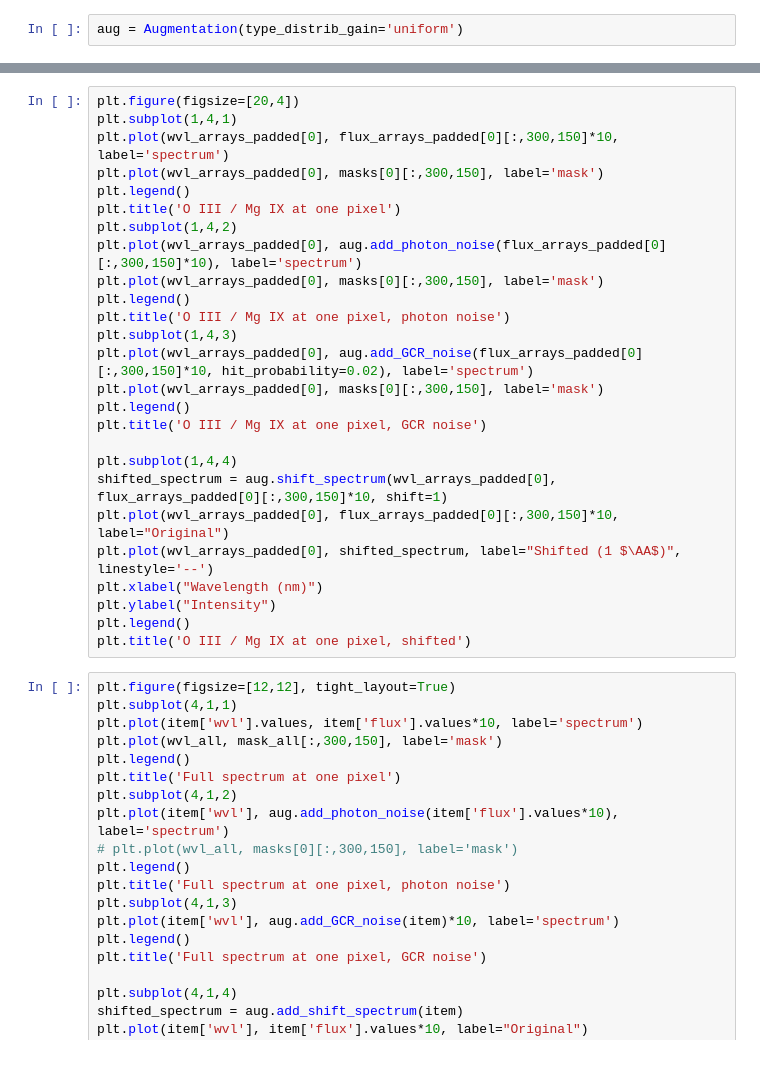
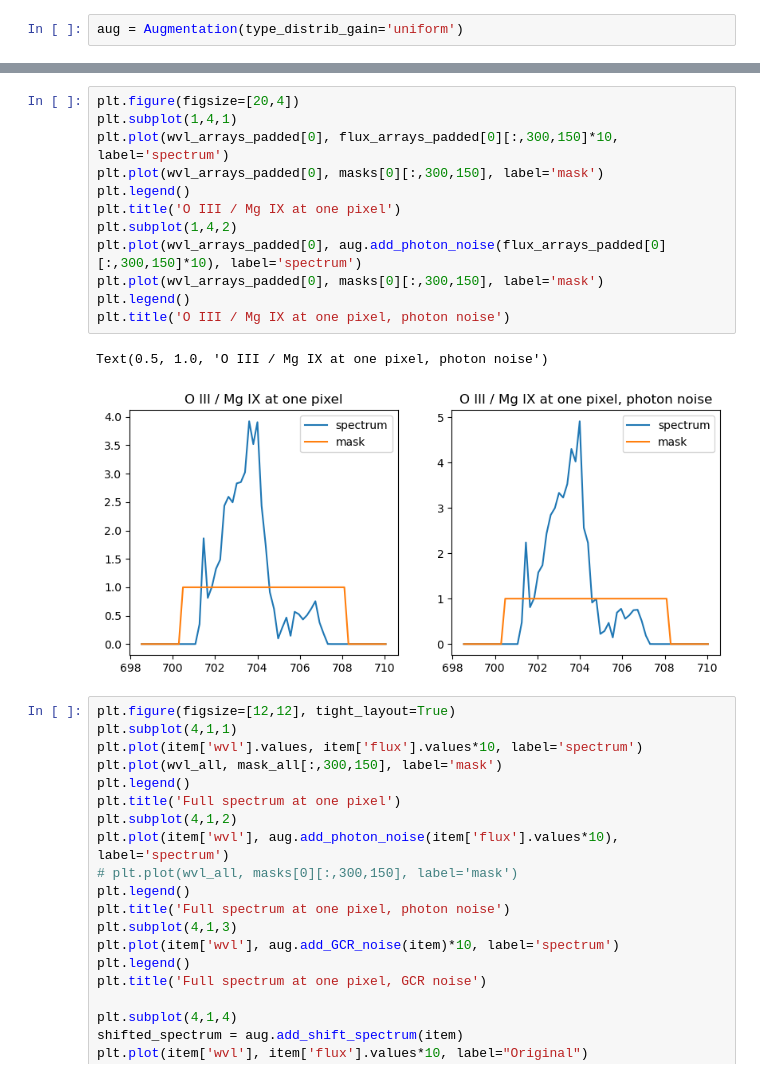
Before and after one commit to taniavsn/SimSPICE, a Jupyter notebook: notebooks/WriteXarray_tests.ipynb, the cells around one changed output, grey strips where cells are left out. Cells and saved outputs as stored; diff of their text form.

```diff
--- a/notebooks/WriteXarray_tests.ipynb
+++ b/notebooks/WriteXarray_tests.ipynb
@@ -130,29 +134,18 @@ plt.legend()
 # %%
 plt.figure(figsize=[20,4])
 plt.subplot(1,4,1)
 plt.plot(wvl_arrays_padded[0], flux_arrays_padded[0][:,300,150]*10, label='spectrum')
 plt.plot(wvl_arrays_padded[0], masks[0][:,300,150], label='mask')
 plt.legend()
 plt.title('O III / Mg IX at one pixel')
 plt.subplot(1,4,2)
 plt.plot(wvl_arrays_padded[0], aug.add_photon_noise(flux_arrays_padded[0][:,300,150]*10), label='spectrum')
 plt.plot(wvl_arrays_padded[0], masks[0][:,300,150], label='mask')
 plt.legend()
 plt.title('O III / Mg IX at one pixel, photon noise')
-plt.subplot(1,4,3)
-plt.plot(wvl_arrays_padded[0], aug.add_GCR_noise(flux_arrays_padded[0][:,300,150]*10, hit_probability=0.02), label='spectrum')
-plt.plot(wvl_arrays_padded[0], masks[0][:,300,150], label='mask')
-plt.legend()
-plt.title('O III / Mg IX at one pixel, GCR noise')
-
-plt.subplot(1,4,4)
-shifted_spectrum = aug.shift_spectrum(wvl_arrays_padded[0], flux_arrays_padded[0][:,300,150]*10, shift=1)
-plt.plot(wvl_arrays_padded[0], flux_arrays_padded[0][:,300,150]*10, label="Original")
-plt.plot(wvl_arrays_padded[0], shifted_spectrum, label="Shifted (1 $\AA$)", linestyle='--')
-plt.xlabel("Wavelength (nm)")
-plt.ylabel("Intensity")
-plt.legend()
-plt.title('O III / Mg IX at one pixel, shifted')
+# %% [output]
+Text(0.5, 1.0, 'O III / Mg IX at one pixel, photon noise')
+[figure, added]
 # %%
 plt.figure(figsize=[12,12], tight_layout=True)
 plt.subplot(4,1,1)
```
Also changed, not shown: parts of 12 cells of this notebook, 6 other files.
